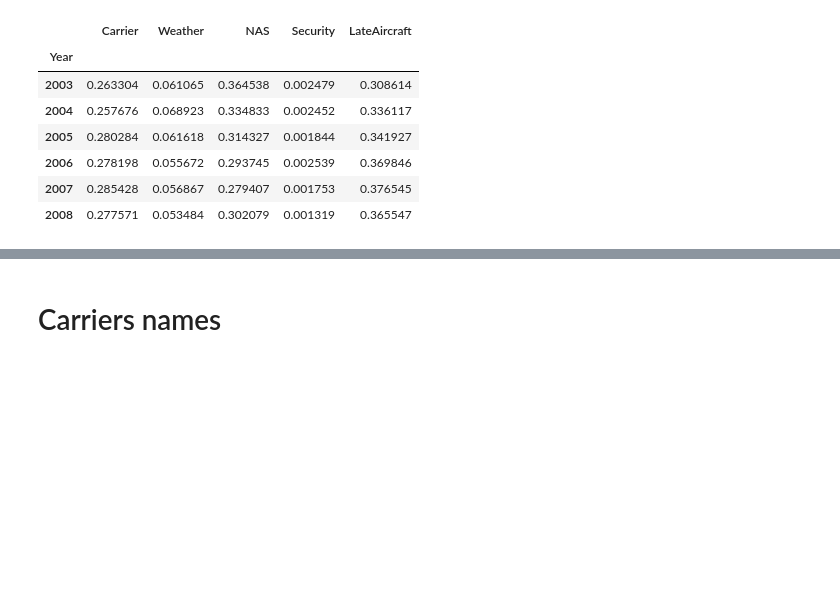
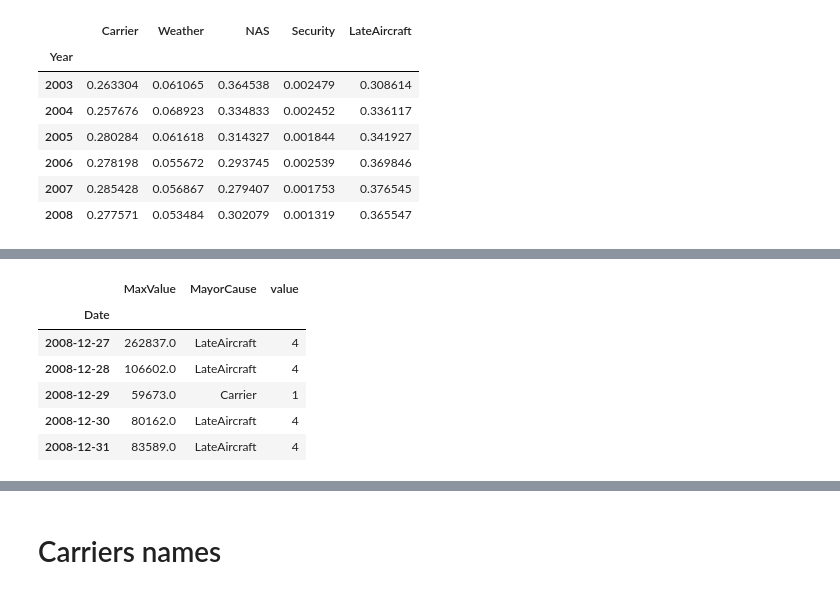
Before and after one commit to albhub/Udacity-NanoDegree-P6, a Jupyter notebook: Flights.ipynb, the cells around one changed output, grey strips where cells are left out. Saved outputs shown, nothing was run; the diff lists cells and outputs as text; code cells hidden in the pictures; blank space fills up the shorter version.

```diff
--- a/Flights.ipynb
+++ b/Flights.ipynb
@@ -197,6 +212,7 @@ df[["ArrTime","CRSArrTime","Distance","Cancelled"]+[i for i in df.columns if "De
 | 18 | 1753.0 | 1725 | 1739 | 0 | 28.0 | 5.0 | 0 | 0 | 28 | ... |
 | 19 | 1832.0 | 1725 | 1739 | 0 | 67.0 | 65.0 | 9 | 0 | 2 | ... |
 # %%
+delaycols = ["CarrierDelay", "WeatherDelay", "NASDelay", "SecurityDelay", "LateAircraftDelay"]
 df[delaycols+["ArrDelay","Cancelled","Diverted"]].sum(axis=0)
 # %% [output]
 CarrierDelay          29.0
@@ -293,0 +308,25 @@ KeyError: "['OtherDelay'] not in index"
+# %%
+dfDateFinal = pd.DataFrame()
+for kyear in range(2003,2009):
+    print(kyear)
+    df = df_origs[kyear]
+    df = addDate(df)
+
+    def top(x):
+        x.set_index('Date', inplace=True)
+        df = pd.DataFrame({'MayorCause':[],'MaxValue':[]})
+        df.index.name='Date'
+        df.loc[x.index.values[0],['MayorCause']] = x.sum().nlargest(1).index.tolist()[0]
+        df.loc[x.index.values[0],['MaxValue']] = x.sum().nlargest(1).values
+        return df
+
+    dfDate = df[["Date"]+delaycols]
+    dfDate.columns = [ i.replace("Delay","") for i in dfDate.columns]
+    dfDate = dfDate.groupby('Date').apply(top).reset_index(level=1, drop=True).reset_index()
+    dfDate.set_index("Date", inplace=True)
+    #dfDate.to_csv("data/04-Date_FlightsDelayCauses.csv")
+    #dfDate.head()
+    dfDateFinal = pd.concat([dfDateFinal,dfDate], axis=0)
+    print (len(dfDateFinal))
+
+dfDateFinal.tail(2)
@@ -293,0 +350,17 @@ KeyError: "['OtherDelay'] not in index"
+# %%
+dd = {"Carrier": 1, "NAS":2, "Weather":3, "LateAircraft": 4, "Security": 5}
+def ddd(i):
+    return dd[i]
+dfDateFinal.head()
+
+dfDateFinal["value"] = dfDateFinal["MayorCause"].apply(ddd)
+dfDateFinal.to_csv("data/04-Date_FlightsDelayCauses.csv")
+dfDateFinal.tail()
+# %% [output]
+|  | MaxValue | MayorCause | value |
+| Date |  |  |  |
+| 2008-12-27 | 262837.0 | LateAircraft | 4 |
+| 2008-12-28 | 106602.0 | LateAircraft | 4 |
+| 2008-12-29 | 59673.0 | Carrier | 1 |
+| 2008-12-30 | 80162.0 | LateAircraft | 4 |
+| 2008-12-31 | 83589.0 | LateAircraft | 4 |
```
Also changed, not shown: parts of 11 cells of this notebook, 5 other files.
